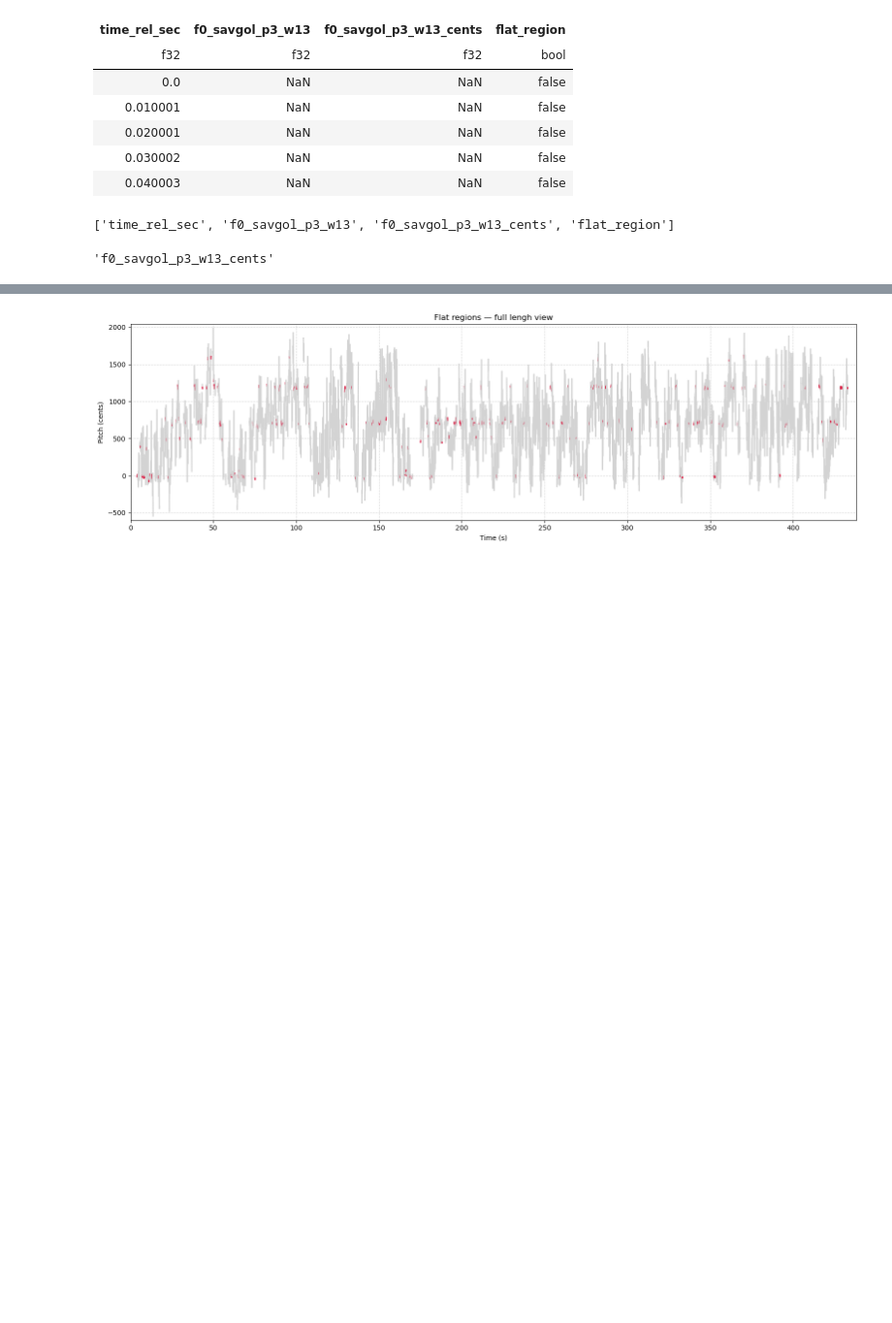
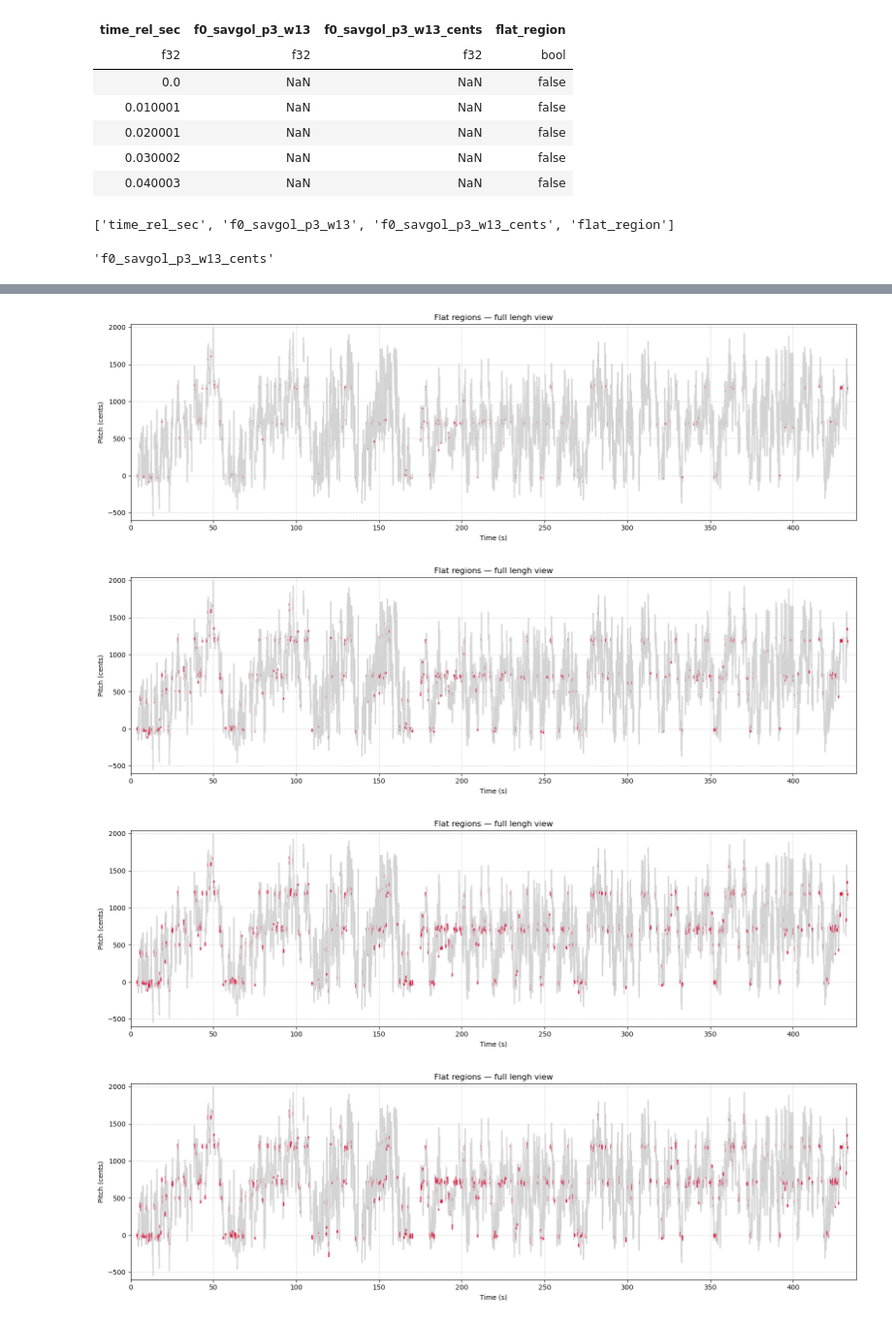
Before and after one commit to llsol/CSISD, a Jupyter notebook: notebooks/00_exploration/flatness.ipynb, the cells around one changed output, grey strips where cells are left out. Shown at 97% size. Cells and saved outputs as stored; diff of their text form; code cells hidden in the pictures; blank space fills up the shorter version.

```diff
--- a/notebooks/00_exploration/flatness.ipynb
+++ b/notebooks/00_exploration/flatness.ipynb
@@ -87,16 +128,42 @@ plot_pitch_with_flat_regions(
 # %%
 from src.utils.plot import plot_pitch_with_flat_regions
 
-fig, ax = plot_pitch_with_flat_regions(
-    df,
-    time_col="time_rel_sec",
-    pitch_col="f0_savgol_p3_w13_cents",
-    stable_col="flat_region",
-    pitch_unit="cents",
-    title="Flat regions — full lengh view",
-)
+for tolerance_cents in TOLERANCE_CENTS_LIST:
+
+    df = load_preprocessed_pitch(
+        recording_id=recording_id,
+        root_dir=S.DATA_INTERIM,
+        tonic_hz=TONIC,
+        convert_to_cents=True,
+    )
+
+    df = extract_flat_regions(
+        df,
+        time_col=S.TIME_COL,
+        pitch_col=pitch_col,
+        pitch_unit="cents",
+        candidate_col=S.CANDIDATE_COL,   # si no existeix, es crearà dins la funció
+        out_col=S.STABLE_COL,
+        min_duration_sec=S.MIN_STABLE_DURATION_SEC,
+        cent_tolerance=tolerance_cents,
+        d1_threshold=d1_threshold,
+        abs_deriv1_col=getattr(S, "ABS_DERIV1_COL", None),  # opcional per debug
+        verbose=False,
+    )
+
+    fig, ax = plot_pitch_with_flat_regions(
+        df,
+        time_col="time_rel_sec",
+        pitch_col="f0_savgol_p3_w13_cents",
+        stable_col="flat_region",
+        pitch_unit="cents",
+        title="Flat regions — full lengh view",
+    )
 # %% [output]
-[figure, old version]
+[figure, new version]
+[figure, added]
+[figure, added]
+[figure, added]
 # %%
 from src.utils.plot import plot_pitchcurve_svara_window
 from src.io.pitch_io import load_preprocessed_pitch
```
Also changed, not shown: parts of 4 cells of this notebook, 2 other files.
